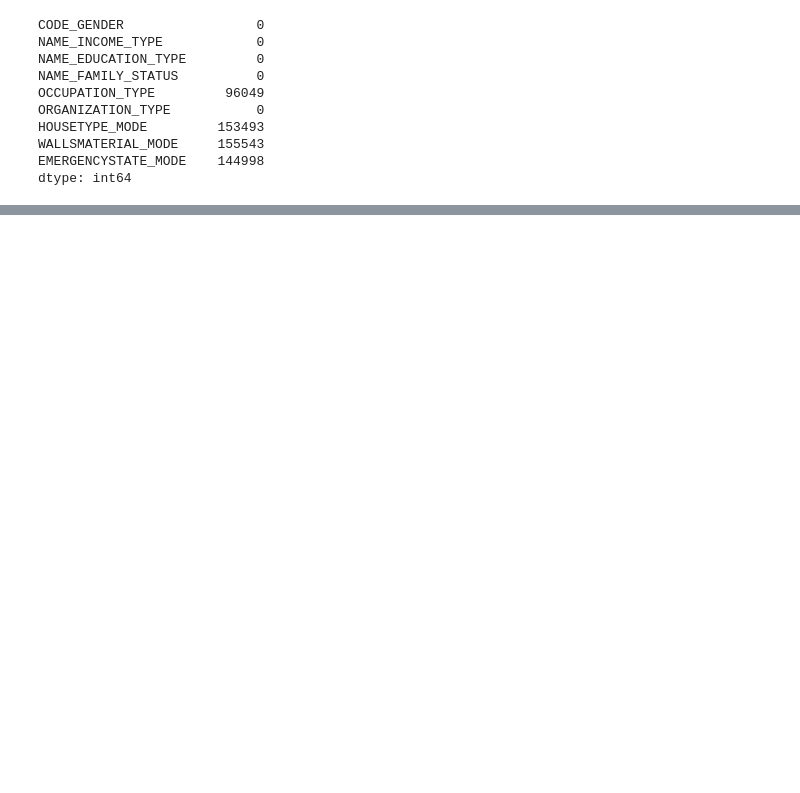
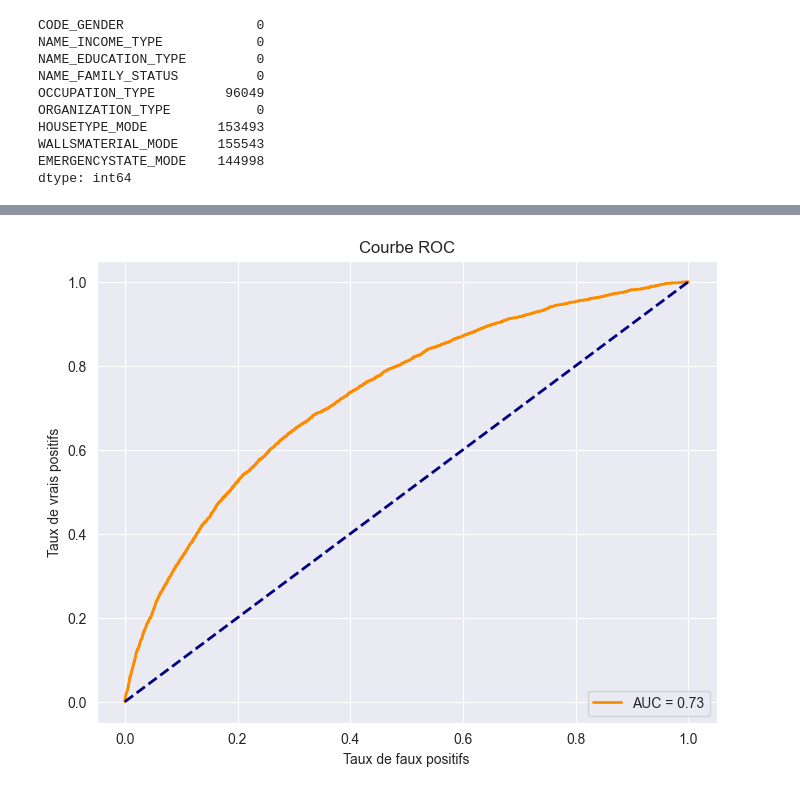
Before and after one commit to SamuelBaheux/Challenge_Nexialog, a Jupyter notebook: Selection de variables.ipynb, the cells around one changed output, grey strips where cells are left out. Saved outputs shown, nothing was run; the diff lists cells and outputs as text; code cells hidden in the pictures; blank space fills up the shorter version.

```diff
--- a/Selection de variables.ipynb
+++ b/Selection de variables.ipynb
@@ -128,7 +136,7 @@ dtype: int64
 
 liste_gini = []
 
-for col in df_app.drop(columns = ['date_mensuelle','Unnamed: 0','SK_ID_CURR','TARGET','FLAG_MOBIL']).select_dtypes(include ='object').columns :
+for col in data.drop(columns = ['SK_ID_CURR','TARGET']).select_dtypes(include ='object').columns :
     # NaN
     mode = X_train[col].mode()
     X_train[col] = X_train[col].fillna(mode)
@@ -166,5 +174,5 @@ for col in df_app.drop(columns = ['date_mensuelle','Unnamed: 0','SK_ID_CURR','TA
     gini_coefficient = 2 * roc_auc - 1
     liste_gini.append(gini_coefficient)
     print(f'{col} gini : {gini_coefficient}')
-df_selec_var_cat = pd.DataFrame(liste_gini,index = df_app.drop(columns = ['date_mensuelle','Unnamed: 0','SK_ID_CURR','TARGET','FLAG_MOBIL']).select_dtypes(include ='object').columns, columns =['Gini'] )
+df_selec_var_cat = pd.DataFrame(liste_gini,index = data.drop(columns = ['SK_ID_CURR','TARGET']).select_dtypes(include ='object').columns, columns =['Gini'] )
 # %% [output]
@@ -201,0 +234,16 @@ dtype: int64
+# %%
+X_train.drop(columns ='date',inplace=True)
+X_test.drop(columns ='date',inplace=True)
+# %%
+from sklearn.metrics import accuracy_score
+model = LogisticRegression(penalty='l1',C=0.05, solver='saga', max_iter=15, random_state=42)
+model.fit(X_train, y_train)
+
+# Prédire sur l'ensemble de test
+y_pred = model.predict(X_test)
+
+from sklearn.metrics import confusion_matrix
+conf_matrix = confusion_matrix(y_test, y_pred)
+
+print("Matrice de confusion :")
+print(conf_matrix)
@@ -201,0 +325,32 @@ dtype: int64
+# %%
+import xgboost as xgb
+from sklearn.metrics import roc_curve, auc
+import matplotlib.pyplot as plt
+
+
+params = {'max_depth': 4, 'eta': 0.07740966888141193, 'gamma': 6.001629607781313e-08, 'colsample_bytree': 0.5742422067030846, 'subsample': 0.6205486721928506, 'n_estimators': 147, 'alpha': 0.33335092920540726}
+
+# Créer le modèle avec les hyperparamètres spécifiés
+model = xgb.XGBClassifier(**params)
+
+# Entraîner le modèle
+model.fit(X_train, y_train)
+
+# Faire des prédictions sur l'ensemble de test
+y_prob = model.predict_proba(X_test)[:, 1]
+
+# Calculer la courbe ROC
+fpr, tpr, thresholds = roc_curve(y_test, y_prob)
+roc_auc = auc(fpr, tpr)
+
+# Afficher la courbe ROC
+plt.figure(figsize=(8, 6))
+plt.plot(fpr, tpr, color='darkorange', lw=2, label=f'AUC = {roc_auc:.2f}')
+plt.plot([0, 1], [0, 1], color='navy', lw=2, linestyle='--')
+plt.xlabel('Taux de faux positifs')
+plt.ylabel('Taux de vrais positifs')
+plt.title('Courbe ROC')
+plt.legend(loc='lower right')
+plt.show()
+# %% [output]
+[figure, added]
```
Also changed, not shown: parts of 20 cells of this notebook, 3 other files.
